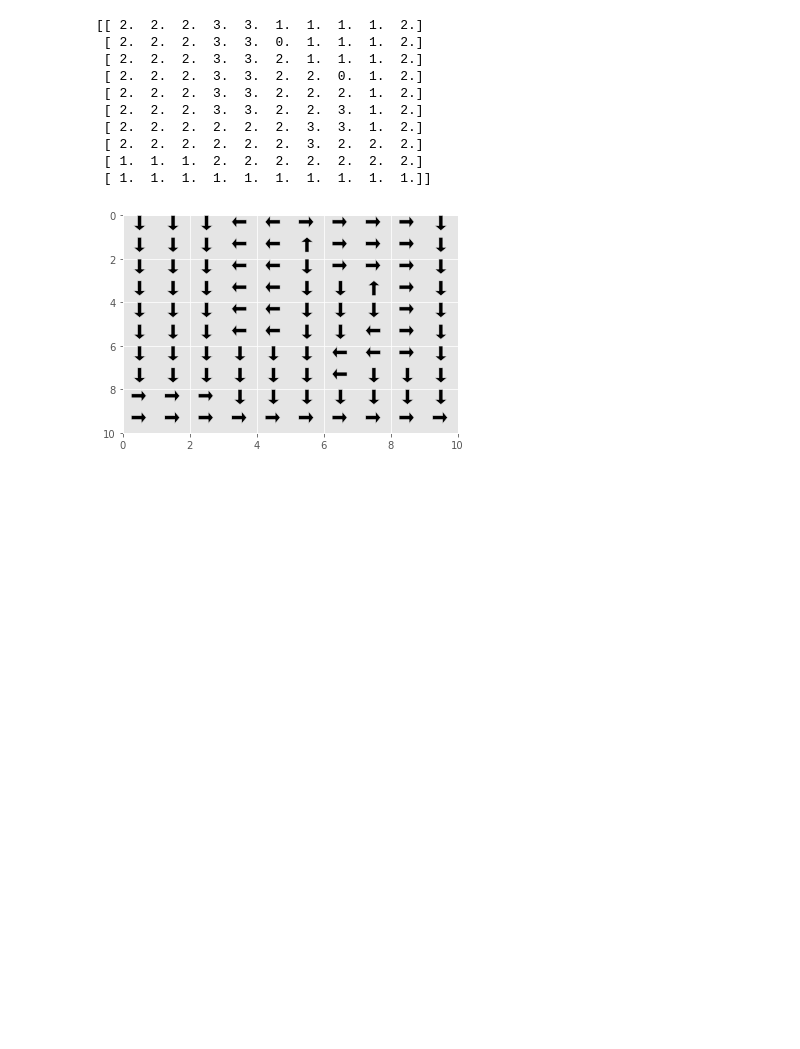
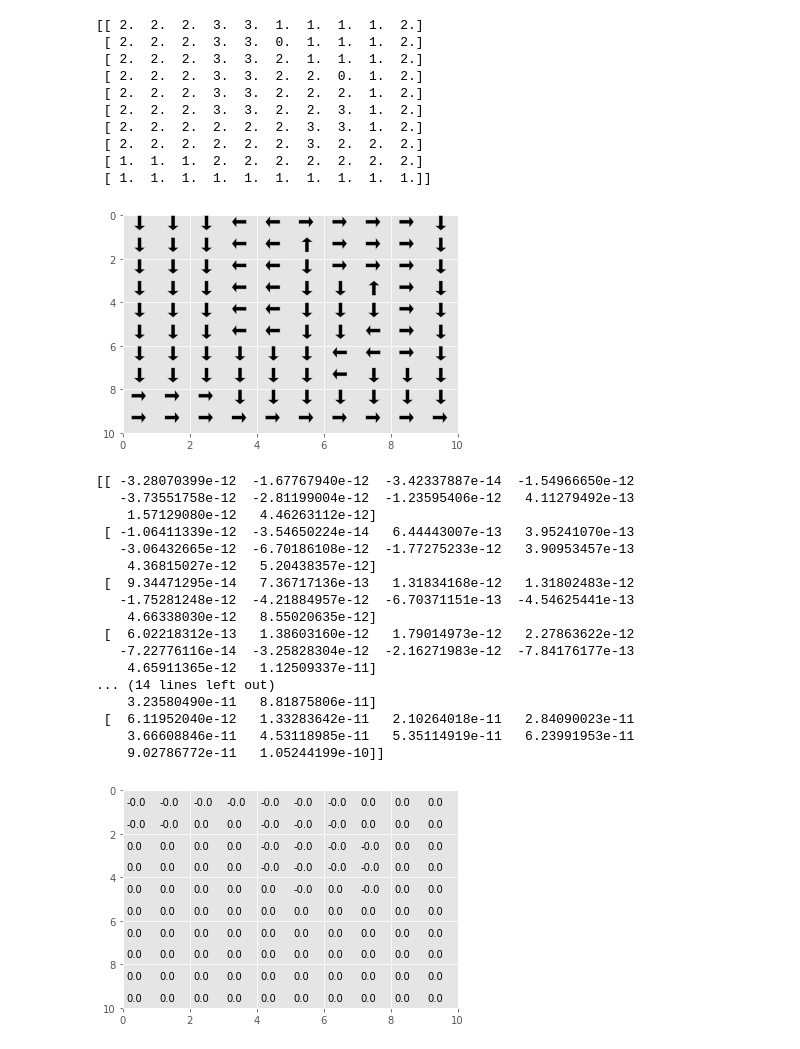
Before and after one commit to CallMeDDL/EE232E_Networks, a Jupyter notebook: project3/proj3_part1.ipynb, the cells around one changed output. Drawn from its saved outputs; the diff is of its cells as text; code cells hidden in the pictures; blank space fills up the shorter version.

```diff
--- a/project3/proj3_part1.ipynb
+++ b/project3/proj3_part1.ipynb
@@ -398,3 +413,60 @@ plot_opt_policy(PI2)
  [ 1.  1.  1.  2.  2.  2.  2.  2.  2.  2.]
  [ 1.  1.  1.  1.  1.  1.  1.  1.  1.  1.]]
 [figure]
+# %%
+# extracted reward test
+
+extractreward = [[-1.34408545e-11, -1.23366506e-11, -1.16454605e-12, -1.95971486e-12,
+  -1.34891586e-11, -3.81291446e-12, -2.11006884e-12, -7.64973784e-13,
+   5.74729191e-13,  1.67306571e-12],
+ [-2.48675135e-12, -1.01460977e-12,  4.17127121e-13, -2.43626258e-12,
+  -1.37390517e-11, -1.41165675e-11, -1.29615569e-11, -9.49994513e-13,
+   8.09421583e-13,  4.68452301e-12],
+ [-6.21560993e-13,  1.64531806e-13,  8.22943182e-13, -1.76107393e-12,
+  -1.35363460e-11, -1.46096331e-11, -1.31834078e-11,  5.05248678e-13,
+   2.04129503e-13,  5.18956569e-12],
+ [ 2.03593417e-13,  6.09572780e-13,  1.42724741e-12, -1.09440246e-12,
+  -1.31661529e-11, -3.27443034e-12, -1.31445756e-11, -1.13808728e-11,
+  -9.92420864e-12,  5.50674965e-12],
+ [ 6.43847826e-13,  1.19383606e-12,  1.51018212e-12, -7.78330482e-13,
+  -1.16328192e-11, -2.32373130e-12, -1.50073402e-12, -1.18053750e-11,
+  -9.31181121e-12,  5.62747588e-12],
+ [ 1.14657838e-12,  1.32513548e-12,  2.21793011e-12, -2.41033320e-13,
+  -1.07840896e-11, -4.95311450e-13,  9.34899307e-13,  4.25448048e-14,
+  -1.02496180e-11,  5.71278892e-12],
+ [ 1.46627696e-12,  2.11128786e-12, 1.72026199e-12, -9.06125555e-12,
+  -9.26277918e-12,  2.01928058e-12,  4.50910667e-12, -1.15594067e-11,
+  -8.30635054e-12,  5.85941099e-12],
+ [ 2.25460795e-12,  2.29712166e-12,  3.03817078e-12,  2.25060989e-12,
+   2.01589810e-12,  6.31960178e-12, -9.53313192e-12, -7.25470519e-12,
+  -8.78770004e-12,  5.74419688e-12],
+ [ 2.55228558e-12,  6.07218448e-12,  1.06375787e-11,  1.24067290e-11,
+   6.46261607e-12,  3.50299794e-12, -4.88360287e-12, -5.30758668e-13,
+   5.88376245e-12,  7.00266966e-12],
+ [-8.75365289e-12,  2.57643411e-12,  6.17533528e-12,  1.51108496e-11,
+   1.78273573e-11,  1.98885760e-11,  2.24784591e-11,  2.65499144e-11,
+   3.43913250e-11,  9.37436835e-11]]
+# %%
+extractreward = np.array(extractreward)
+# %%
+ext_V = get_opt_state_val(extractreward,0.01,0.1,0.8,p)
+plot_val_map(ext_V)
+# %% [output]
+[[ -3.28070399e-12  -1.67767940e-12  -3.42337887e-14  -1.54966650e-12
+   -3.73551758e-12  -2.81199004e-12  -1.23595406e-12   4.11279492e-13
+    1.57129080e-12   4.46263112e-12]
+ [ -1.06411339e-12  -3.54650224e-14   6.44443007e-13   3.95241070e-13
+   -3.06432665e-12  -6.70186108e-12  -1.77275233e-12   3.90953457e-13
+    4.36815027e-12   5.20438357e-12]
+ [  9.34471295e-14   7.36717136e-13   1.31834168e-12   1.31802483e-12
+   -1.75281248e-12  -4.21884957e-12  -6.70371151e-13  -4.54625441e-13
+    4.66338030e-12   8.55020635e-12]
+ [  6.02218312e-13   1.38603160e-12   1.79014973e-12   2.27863622e-12
+   -7.22776116e-14  -3.25828304e-12  -2.16271983e-12  -7.84176177e-13
+    4.65911365e-12   1.12509337e-11]
+... (14 lines left out)
+    3.23580490e-11   8.81875806e-11]
+ [  6.11952040e-12   1.33283642e-11   2.10264018e-11   2.84090023e-11
+    3.66608846e-11   4.53118985e-11   5.35114919e-11   6.23991953e-11
+    9.02786772e-11   1.05244199e-10]]
+[figure, added]
```
Also changed, not shown: parts of 6 cells of this notebook, 1 other file.
